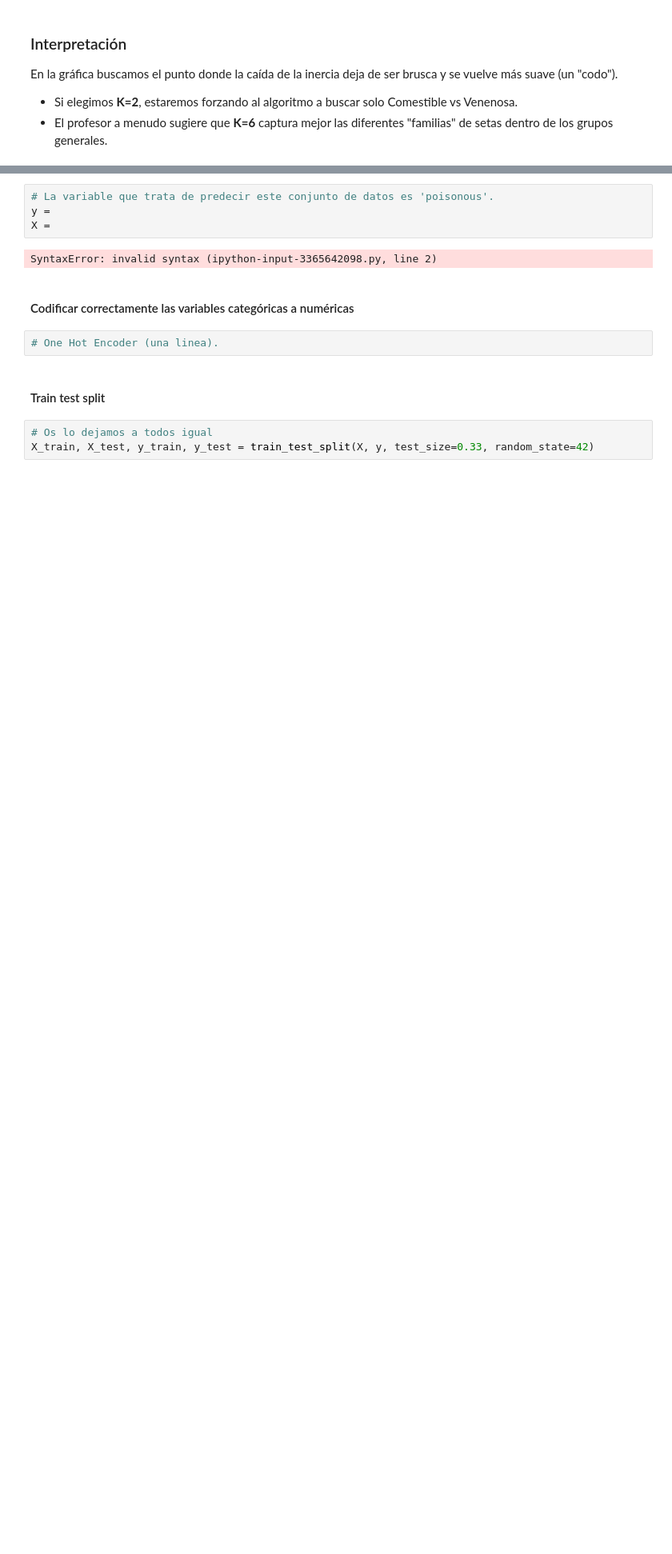
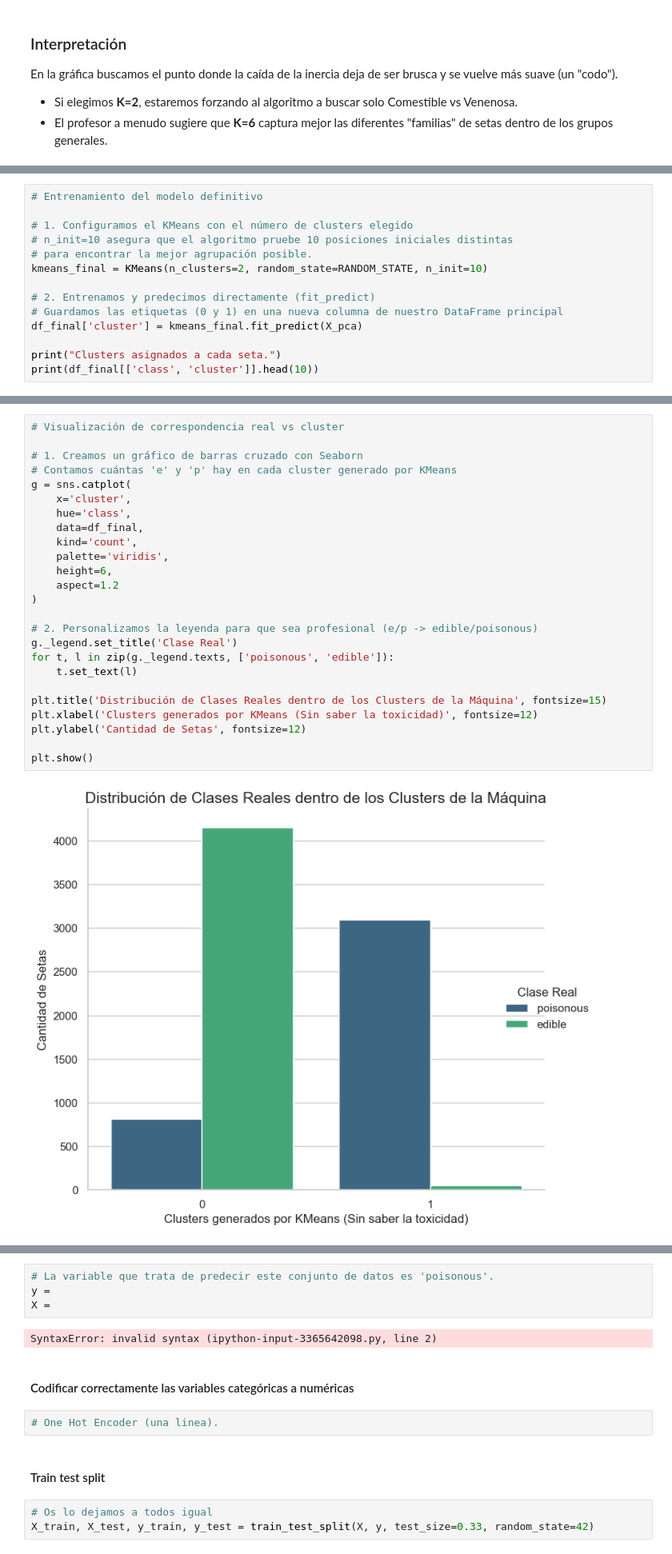
Before and after one commit to ThamirysKearney/DA-Project-Unsupervised-ML-Thami, a Jupyter notebook: notebooks/workshop_clustering_pca.ipynb, the cells around one changed output, grey strips where cells are left out. Shown at 80% size. Saved outputs shown, nothing was run; the diff lists cells and outputs as text; blank space fills up the shorter version.

Commit message:
feat: entrenamiento KMeans y visualización de clusters vs clases

```diff
--- a/notebooks/workshop_clustering_pca.ipynb
+++ b/notebooks/workshop_clustering_pca.ipynb
@@ -1043,0 +1053,14 @@ En la gráfica buscamos el punto donde la caída de la inercia deja de ser brusc
+# %%
+# Entrenamiento del modelo definitivo
+
+# 1. Configuramos el KMeans con el número de clusters elegido
+# n_init=10 asegura que el algoritmo pruebe 10 posiciones iniciales distintas
+# para encontrar la mejor agrupación posible.
+kmeans_final = KMeans(n_clusters=2, random_state=RANDOM_STATE, n_init=10)
+
+# 2. Entrenamos y predecimos directamente (fit_predict)
+# Guardamos las etiquetas (0 y 1) en una nueva columna de nuestro DataFrame principal
+df_final['cluster'] = kmeans_final.fit_predict(X_pca)
+
+print("Clusters asignados a cada seta.")
+print(df_final[['class', 'cluster']].head(10))
@@ -1043,0 +1110,27 @@ En la gráfica buscamos el punto donde la caída de la inercia deja de ser brusc
+# %%
+# Visualización de correspondencia real vs cluster
+
+# 1. Creamos un gráfico de barras cruzado con Seaborn
+# Contamos cuántas 'e' y 'p' hay en cada cluster generado por KMeans
+g = sns.catplot(
+    x='cluster',
+    hue='class',
+    data=df_final,
+    kind='count',
+    palette='viridis',
+    height=6,
+    aspect=1.2
+)
+
+# 2. Personalizamos la leyenda para que sea profesional (e/p -> edible/poisonous)
+g._legend.set_title('Clase Real')
+for t, l in zip(g._legend.texts, ['poisonous', 'edible']):
+    t.set_text(l)
+
+plt.title('Distribución de Clases Reales dentro de los Clusters de la Máquina', fontsize=15)
+plt.xlabel('Clusters generados por KMeans (Sin saber la toxicidad)', fontsize=12)
+plt.ylabel('Cantidad de Setas', fontsize=12)
+
+plt.show()
+# %% [output]
+[figure, added]
```
Also changed, not shown: parts of 12 cells of this notebook.
